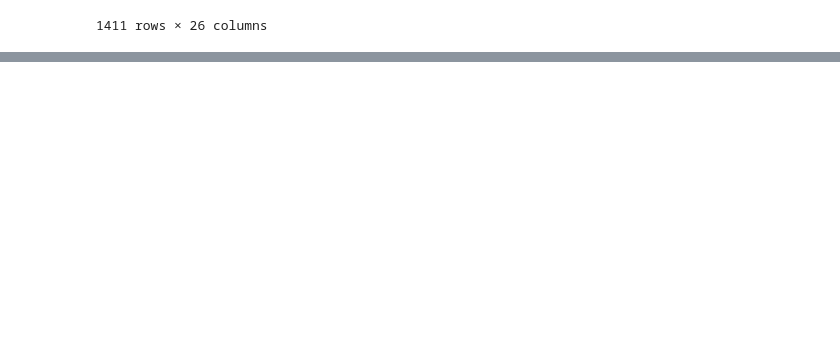
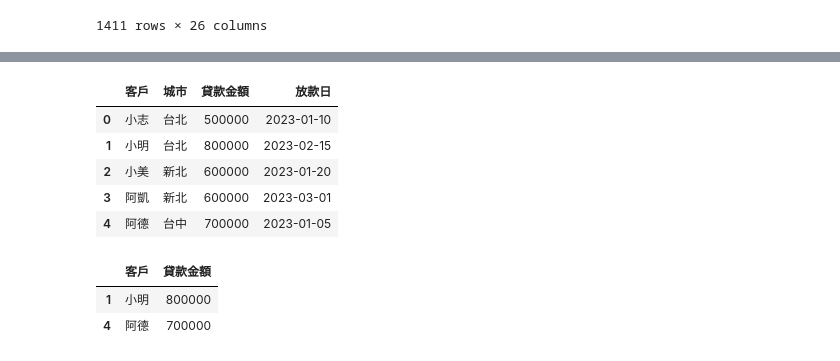
Before and after one commit to akilchen/pandas-, a Jupyter notebook: CH06_選取資料的子集.ipynb, the cells around one changed output, grey strips where cells are left out. Cells and saved outputs as stored; diff of their text form; code cells hidden in the pictures; blank space fills up the shorter version.

```diff
--- a/CH06_選取資料的子集.ipynb
+++ b/CH06_選取資料的子集.ipynb
@@ -527,0 +585,18 @@ college.loc['E':'B'] #不包含Exx,因為Exx在E前面
+# %%
+##3試試用 .query() 寫出上面第 2 題的方式
+df2 = df.query('貸款金額 > 60000')
+df2
+# %% [output]
+|  | 客戶 | 城市 | 貸款金額 | 放款日 |
+| 0 | 小志 | 台北 | 500000 | 2023-01-10 |
+| 1 | 小明 | 台北 | 800000 | 2023-02-15 |
+| 2 | 小美 | 新北 | 600000 | 2023-01-20 |
+| 3 | 阿凱 | 新北 | 600000 | 2023-03-01 |
+| 4 | 阿德 | 台中 | 700000 | 2023-01-05 |
+# %%
+df3=df.query('貸款金額 > 600000')[['客戶', '貸款金額']]
+df3
+# %% [output]
+|  | 客戶 | 貸款金額 |
+| 1 | 小明 | 800000 |
+| 4 | 阿德 | 700000 |
```
Also changed, not shown: parts of 7 cells of this notebook.
